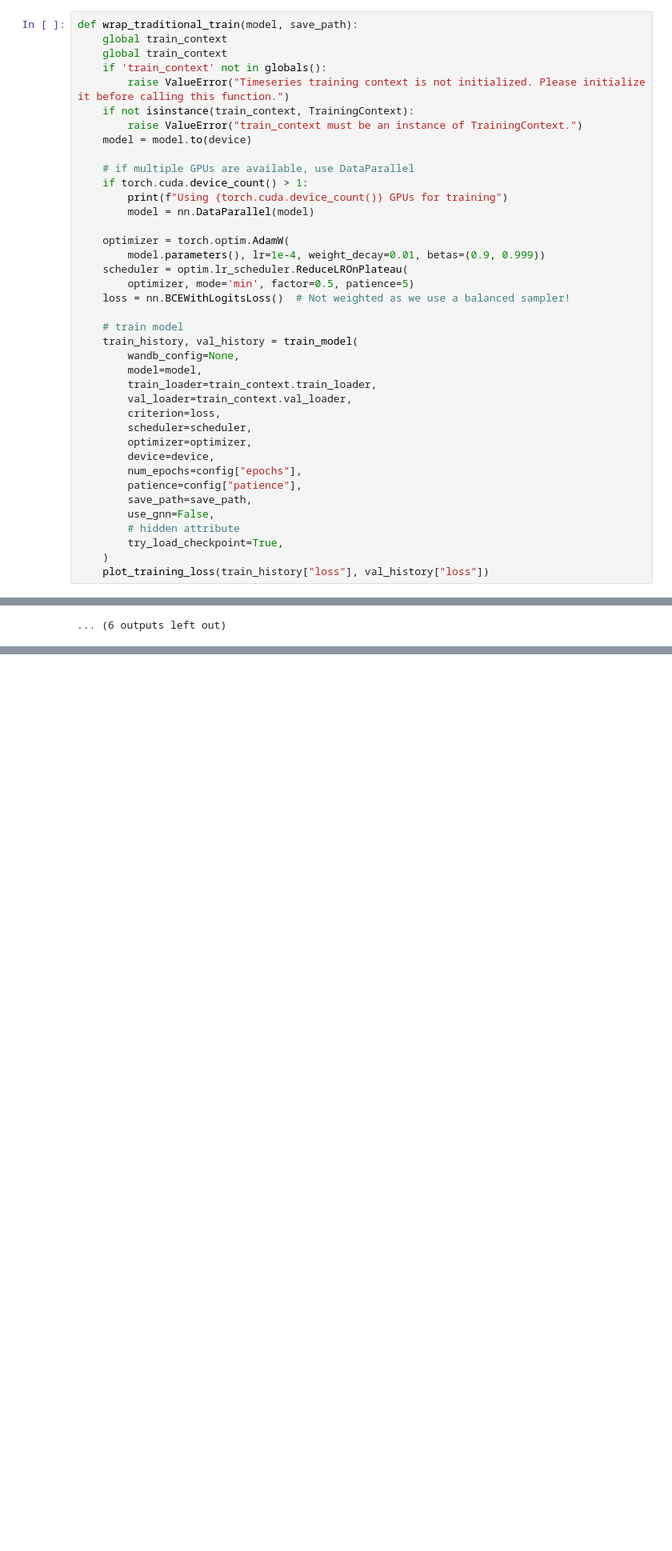
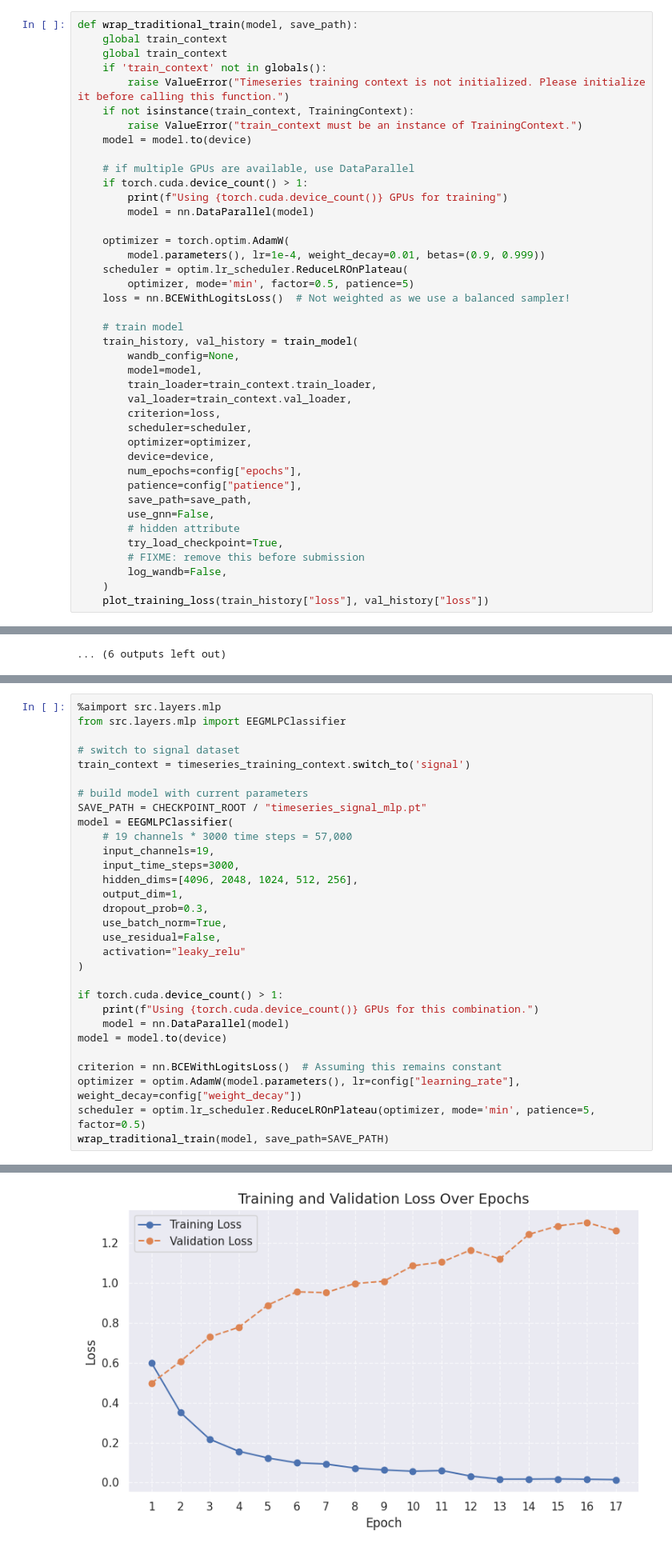
Before and after one commit to NeuroNML/NeuroGraphNet, a Jupyter notebook: neuro-eeg-new.ipynb, the cells around one changed output, grey strips where cells are left out. Shown at 80% size. Saved outputs shown, nothing was run; the diff lists cells and outputs as text; blank space fills up the shorter version.

Commit message:
added new model

```diff
--- a/neuro-eeg-new.ipynb
+++ b/neuro-eeg-new.ipynb
@@ -792,6 +790,8 @@ def wrap_traditional_train(model, save_path):
         use_gnn=False,
         # hidden attribute
         try_load_checkpoint=True,
+        # FIXME: remove this before submission
+        log_wandb=False,
     )
     plot_training_loss(train_history["loss"], val_history["loss"])
 # %%
@@ -980,0 +1019,31 @@ wrap_traditional_train(model, save_path=SAVE_PATH)
+# %%
+%aimport src.layers.mlp
+from src.layers.mlp import EEGMLPClassifier
+
+# switch to signal dataset
+train_context = timeseries_training_context.switch_to('signal')
+
+# build model with current parameters
+SAVE_PATH = CHECKPOINT_ROOT / "timeseries_signal_mlp.pt"
+model = EEGMLPClassifier(
+    # 19 channels * 3000 time steps = 57,000
+    input_channels=19,
+    input_time_steps=3000,
+    hidden_dims=[4096, 2048, 1024, 512, 256],
+    output_dim=1,
+    dropout_prob=0.3,
+    use_batch_norm=True,
+    use_residual=False,
+    activation="leaky_relu"
+)
+
+if torch.cuda.device_count() > 1:
+    print(f"Using {torch.cuda.device_count()} GPUs for this combination.")
+    model = nn.DataParallel(model)
+model = model.to(device)
+
+criterion = nn.BCEWithLogitsLoss()  # Assuming this remains constant
+optimizer = optim.AdamW(model.parameters(), lr=config["learning_rate"], weight_decay=config["weight_decay"])
+scheduler = optim.lr_scheduler.ReduceLROnPlateau(optimizer, mode='min', patience=5, factor=0.5)
+wrap_traditional_train(model, save_path=SAVE_PATH)
+# %% [output]
@@ -981,3 +1067,4 @@ wrap_traditional_train(model, save_path=SAVE_PATH)
+[figure, added]
 # %% [markdown]
 #### CNN-LSTM
 
```
Also changed, not shown: parts of 10 cells of this notebook, 4 other files.
